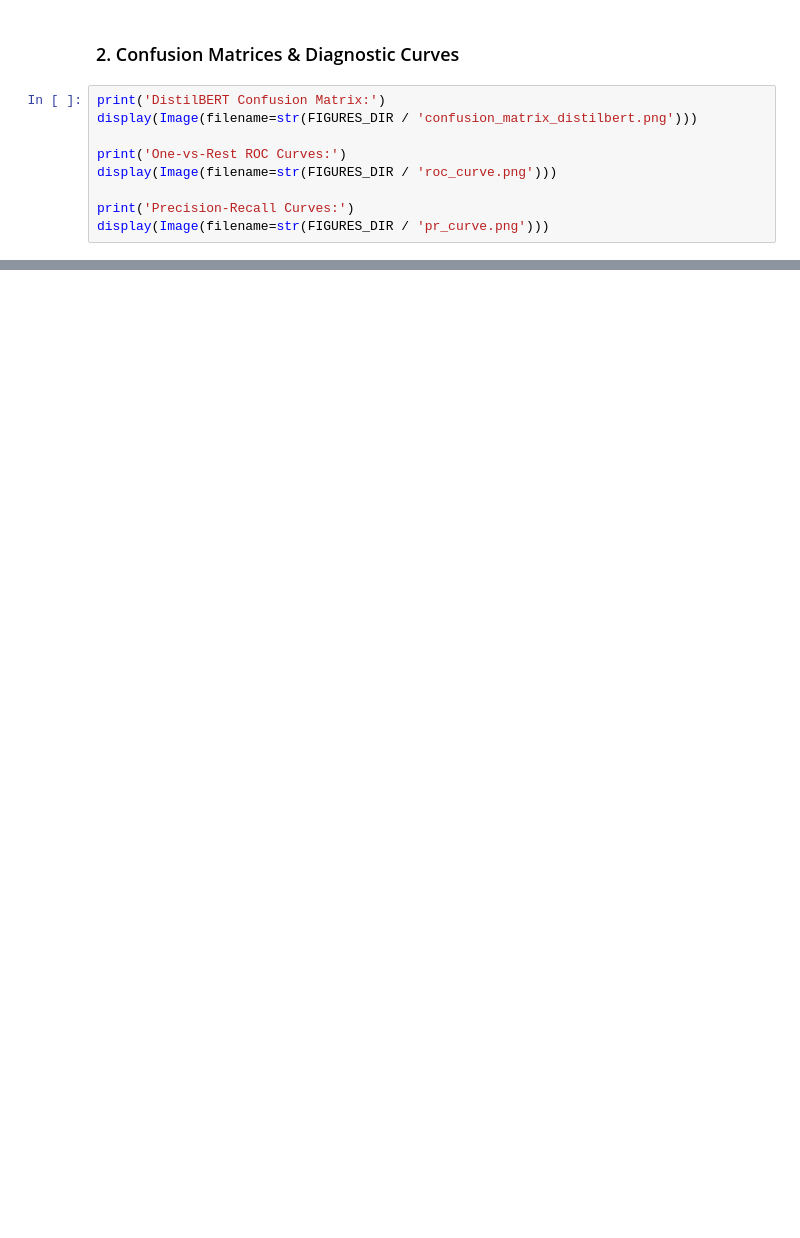
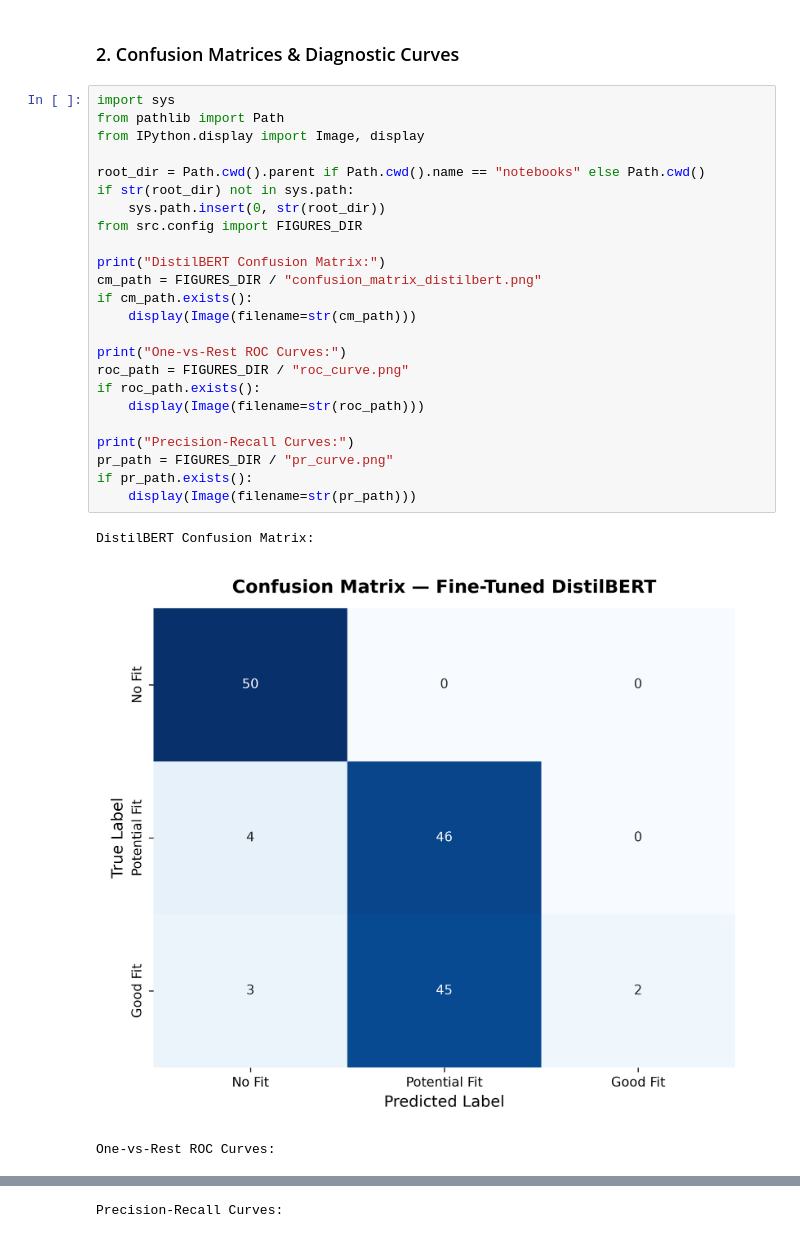
Before and after one commit to Anshika-111105/AI-Resume-Job-Description-Semantic-Matching-System, a Jupyter notebook: notebooks/04_evaluation.ipynb, the cells around one changed output, grey strips where cells are left out. Cells and saved outputs as stored; diff of their text form; blank space fills up the shorter version.

Commit message:
Fix NameError in 04_evaluation.ipynb by adding standalone imports and pre-populating notebook execution outputs

```diff
--- a/notebooks/04_evaluation.ipynb
+++ b/notebooks/04_evaluation.ipynb
@@ -22,11 +49,30 @@ display(comparison_df)
 # %% [markdown]
 ### 2. Confusion Matrices & Diagnostic Curves
-# %%
-print('DistilBERT Confusion Matrix:')
-display(Image(filename=str(FIGURES_DIR / 'confusion_matrix_distilbert.png')))
-
-print('One-vs-Rest ROC Curves:')
-display(Image(filename=str(FIGURES_DIR / 'roc_curve.png')))
-
-print('Precision-Recall Curves:')
-display(Image(filename=str(FIGURES_DIR / 'pr_curve.png')))
+# %%
+import sys
+from pathlib import Path
+from IPython.display import Image, display
+
+root_dir = Path.cwd().parent if Path.cwd().name == "notebooks" else Path.cwd()
+if str(root_dir) not in sys.path:
+    sys.path.insert(0, str(root_dir))
+from src.config import FIGURES_DIR
+
+print("DistilBERT Confusion Matrix:")
+cm_path = FIGURES_DIR / "confusion_matrix_distilbert.png"
+if cm_path.exists():
+    display(Image(filename=str(cm_path)))
+
+print("One-vs-Rest ROC Curves:")
+roc_path = FIGURES_DIR / "roc_curve.png"
+if roc_path.exists():
+    display(Image(filename=str(roc_path)))
+
+print("Precision-Recall Curves:")
+pr_path = FIGURES_DIR / "pr_curve.png"
+if pr_path.exists():
+    display(Image(filename=str(pr_path)))
+# %% [output]
+DistilBERT Confusion Matrix:
+[figure, added]
+One-vs-Rest ROC Curves:
@@ -32,0 +80 @@ display(Image(filename=str(FIGURES_DIR / 'pr_curve.png')))
+Precision-Recall Curves:
```
Also changed, not shown: parts of 8 cells of this notebook, 8 other files.
